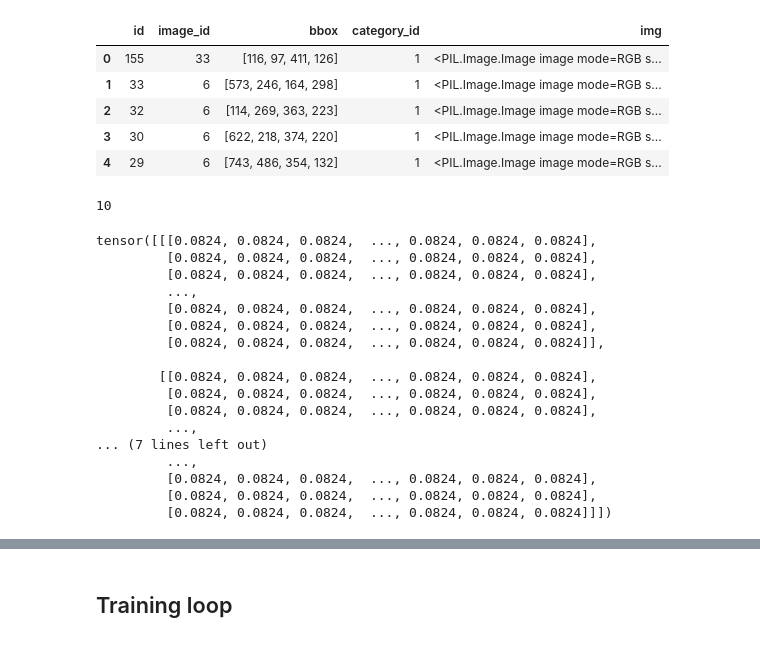
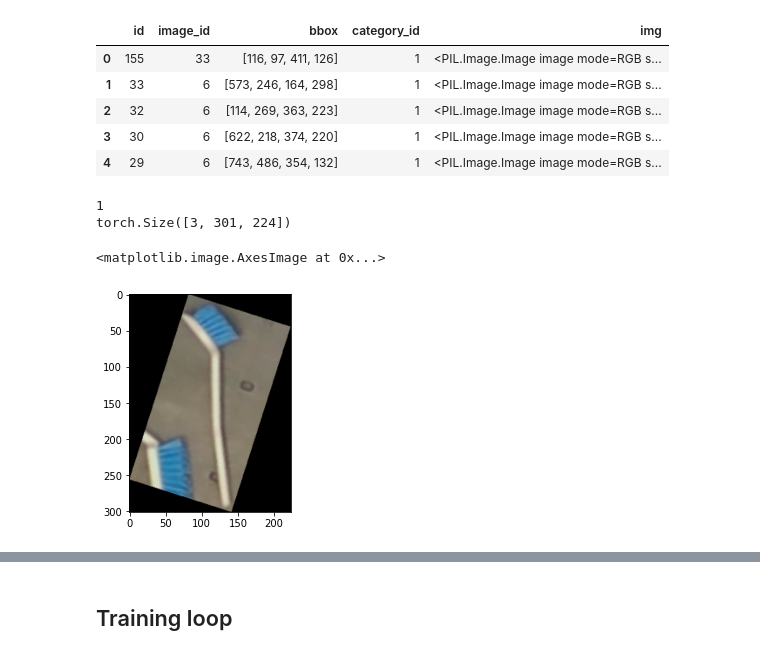
Before and after one commit to almysiak/knum_golem_hackathon, a Jupyter notebook: training.ipynb, the cells around one changed output, grey strips where cells are left out. Saved outputs shown, nothing was run; the diff lists cells and outputs as text; code cells hidden in the pictures.

Commit message:
WIP: resize

```diff
--- a/training.ipynb
+++ b/training.ipynb
@@ -38,27 +40,20 @@ df.head()
 # %%
-id = 111
+
+id = 1
 img = df['img'][id]
 print(df['category_id'][id])
-train_transforms(img)
+
+img = train_transforms(img)
+img = T.Resize(224)(img)
+
+print(img.shape)
+
+plt.imshow(img.permute(1, 2, 0))
 # %% [output]
-10
+1
+torch.Size([3, 301, 224])
-tensor([[[0.0824, 0.0824, 0.0824,  ..., 0.0824, 0.0824, 0.0824],
-         [0.0824, 0.0824, 0.0824,  ..., 0.0824, 0.0824, 0.0824],
-         [0.0824, 0.0824, 0.0824,  ..., 0.0824, 0.0824, 0.0824],
-         ...,
-         [0.0824, 0.0824, 0.0824,  ..., 0.0824, 0.0824, 0.0824],
-         [0.0824, 0.0824, 0.0824,  ..., 0.0824, 0.0824, 0.0824],
-         [0.0824, 0.0824, 0.0824,  ..., 0.0824, 0.0824, 0.0824]],
-
-        [[0.0824, 0.0824, 0.0824,  ..., 0.0824, 0.0824, 0.0824],
-         [0.0824, 0.0824, 0.0824,  ..., 0.0824, 0.0824, 0.0824],
-         [0.0824, 0.0824, 0.0824,  ..., 0.0824, 0.0824, 0.0824],
-         ...,
-... (7 lines left out)
-         ...,
-         [0.0824, 0.0824, 0.0824,  ..., 0.0824, 0.0824, 0.0824],
-         [0.0824, 0.0824, 0.0824,  ..., 0.0824, 0.0824, 0.0824],
-         [0.0824, 0.0824, 0.0824,  ..., 0.0824, 0.0824, 0.0824]]])
+<matplotlib.image.AxesImage at 0x...>
+[figure, added]
 # %%
 images = df['img']
 labels = df['category_id']
```
Also changed, not shown: parts of 3 cells of this notebook, 1 other file.
